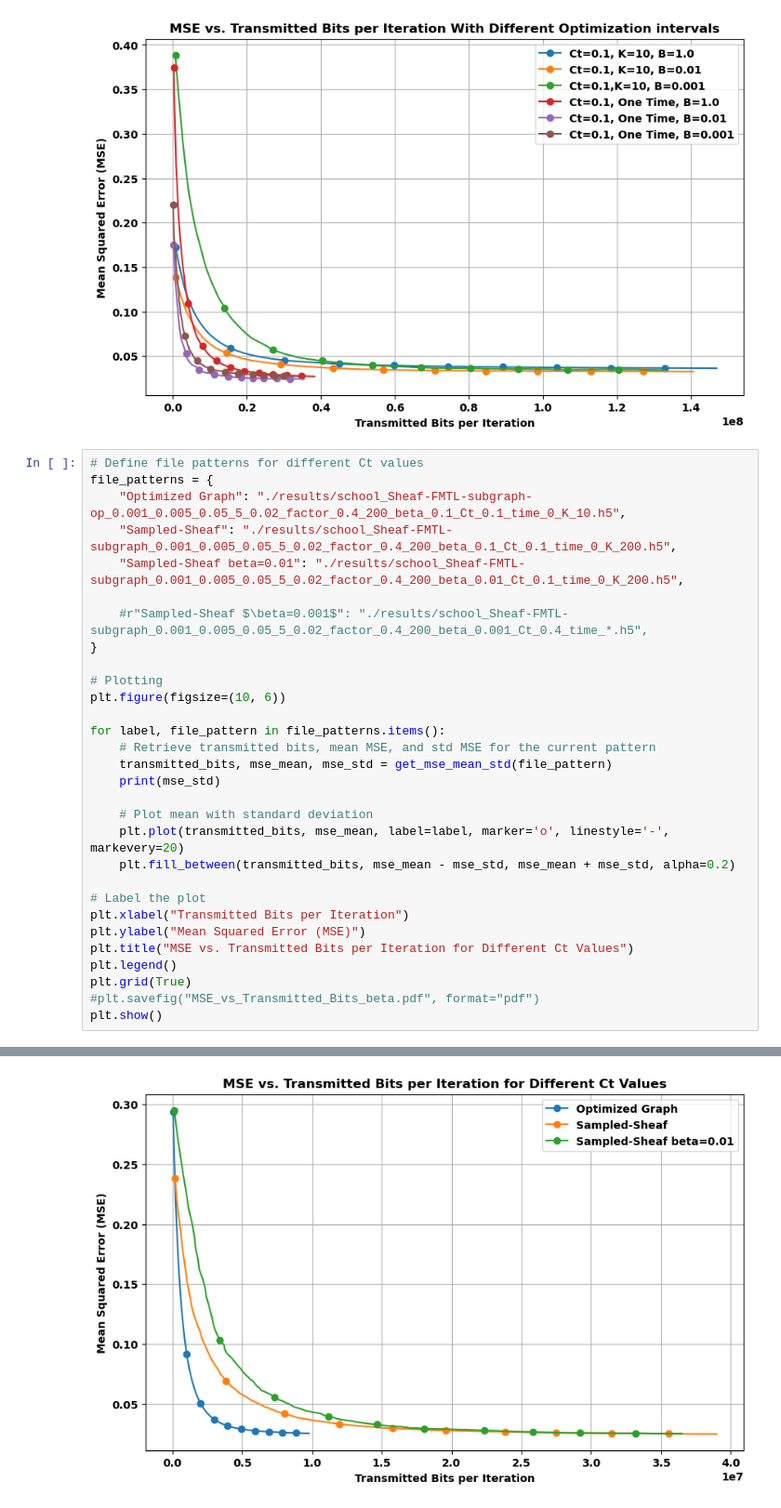
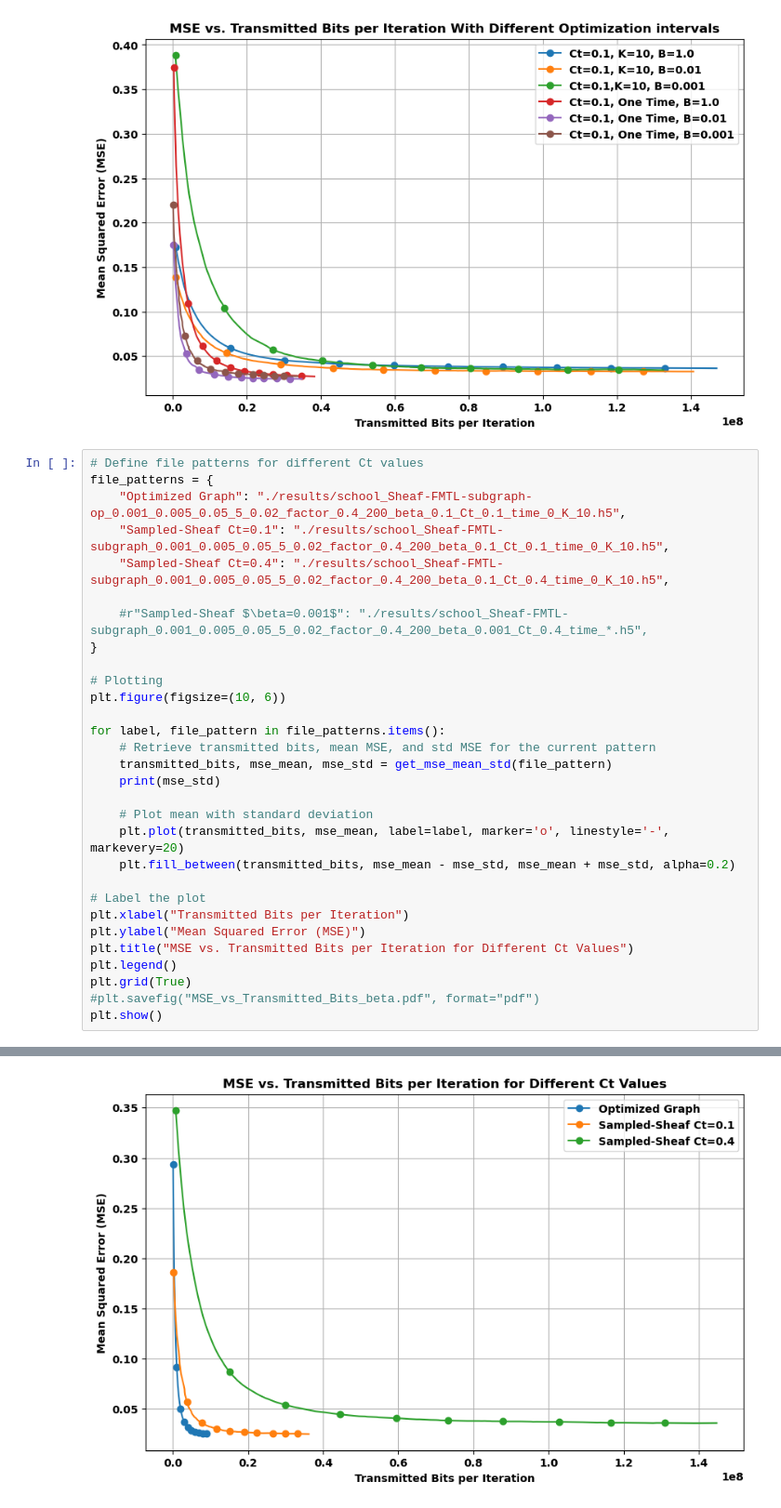
Before and after one commit to abdulmomen-ghalkha/WirelessSheaves, a Jupyter notebook: plots.ipynb, the cells around one changed output, grey strips where cells are left out. Shown at 93% size. Drawn from its saved outputs; the diff is of its cells as text.

Commit message:
New results for different K and \beta

```diff
--- a/plots.ipynb
+++ b/plots.ipynb
@@ -337,8 +337,8 @@ plt.show()
 # Define file patterns for different Ct values
 file_patterns = {
     "Optimized Graph": "./results/school_Sheaf-FMTL-subgraph-op_0.001_0.005_0.05_5_0.02_factor_0.4_200_beta_0.1_Ct_0.1_time_0_K_10.h5",
-    "Sampled-Sheaf": "./results/school_Sheaf-FMTL-subgraph_0.001_0.005_0.05_5_0.02_factor_0.4_200_beta_0.1_Ct_0.1_time_0_K_200.h5",
-    "Sampled-Sheaf beta=0.01": "./results/school_Sheaf-FMTL-subgraph_0.001_0.005_0.05_5_0.02_factor_0.4_200_beta_0.01_Ct_0.1_time_0_K_200.h5",
+    "Sampled-Sheaf Ct=0.1": "./results/school_Sheaf-FMTL-subgraph_0.001_0.005_0.05_5_0.02_factor_0.4_200_beta_0.1_Ct_0.1_time_0_K_10.h5",
+    "Sampled-Sheaf Ct=0.4": "./results/school_Sheaf-FMTL-subgraph_0.001_0.005_0.05_5_0.02_factor_0.4_200_beta_0.1_Ct_0.4_time_0_K_10.h5",
 
     #r"Sampled-Sheaf $\beta=0.001$": "./results/school_Sheaf-FMTL-subgraph_0.001_0.005_0.05_5_0.02_factor_0.4_200_beta_0.001_Ct_0.4_time_*.h5",
 }
@@ -354,31 +354,31 @@ for label, file_pattern in file_patterns.items():
     # Plot mean with standard deviation
     plt.plot(transmitted_bits, mse_mean, label=label, marker='o', linestyle='-', markevery=20)
     plt.fill_between(transmitted_bits, mse_mean - mse_std, mse_mean + mse_std, alpha=0.2)
 
 # Label the plot
 plt.xlabel("Transmitted Bits per Iteration")
 plt.ylabel("Mean Squared Error (MSE)")
 plt.title("MSE vs. Transmitted Bits per Iteration for Different Ct Values")
 plt.legend()
 plt.grid(True)
 #plt.savefig("MSE_vs_Transmitted_Bits_beta.pdf", format="pdf")
 plt.show()
 # %% [output]
 [0. 0. 0. 0. 0. 0. 0. 0. 0. 0. 0. 0. 0. 0. 0. 0. 0. 0. 0. 0. 0. 0. 0. 0.
  0. 0. 0. 0. 0. 0. 0. 0. 0. 0. 0. 0. 0. 0. 0. 0. 0. 0. 0. 0. 0. 0. 0. 0.
  0. 0. 0. 0. 0. 0. 0. 0. 0. 0. 0. 0. 0. 0. 0. 0. 0. 0. 0. 0. 0. 0. 0. 0.
  0. 0. 0. 0. 0. 0. 0. 0. 0. 0. 0. 0. 0. 0. 0. 0. 0. 0. 0. 0. 0. 0. 0. 0.
  0. 0. 0. 0. 0. 0. 0. 0. 0. 0. 0. 0. 0. 0. 0. 0. 0. 0. 0. 0. 0. 0. 0. 0.
  0. 0. 0. 0. 0. 0. 0. 0. 0. 0. 0. 0. 0. 0. 0. 0. 0. 0. 0. 0. 0. 0. 0. 0.
  0. 0. 0. 0. 0. 0. 0. 0. 0. 0. 0. 0. 0. 0. 0. 0. 0. 0. 0. 0. 0. 0. 0. 0.
  0. 0. 0. 0. 0. 0. 0. 0. 0. 0. 0. 0. 0. 0. 0. 0. 0. 0. 0. 0. 0. 0. 0. 0.
  0. 0. 0. 0. 0. 0. 0. 0.]
 [0. 0. 0. 0. 0. 0. 0. 0. 0. 0. 0. 0. 0. 0. 0. 0. 0. 0. 0. 0. 0. 0. 0. 0.
  0. 0. 0. 0. 0. 0. 0. 0. 0. 0. 0. 0. 0. 0. 0. 0. 0. 0. 0. 0. 0. 0. 0. 0.
  0. 0. 0. 0. 0. 0. 0. 0. 0. 0. 0. 0. 0. 0. 0. 0. 0. 0. 0. 0. 0. 0. 0. 0.
 ... (11 lines left out)
  0. 0. 0. 0. 0. 0. 0. 0. 0. 0. 0. 0. 0. 0. 0. 0. 0. 0. 0. 0. 0. 0. 0. 0.
  0. 0. 0. 0. 0. 0. 0. 0. 0. 0. 0. 0. 0. 0. 0. 0. 0. 0. 0. 0. 0. 0. 0. 0.
  0. 0. 0. 0. 0. 0. 0. 0. 0. 0. 0. 0. 0. 0. 0. 0. 0. 0. 0. 0. 0. 0. 0. 0.
  0. 0. 0. 0. 0. 0. 0. 0.]
-[figure, old version]
+[figure, new version]
```
Also changed, not shown: 37 other files.
